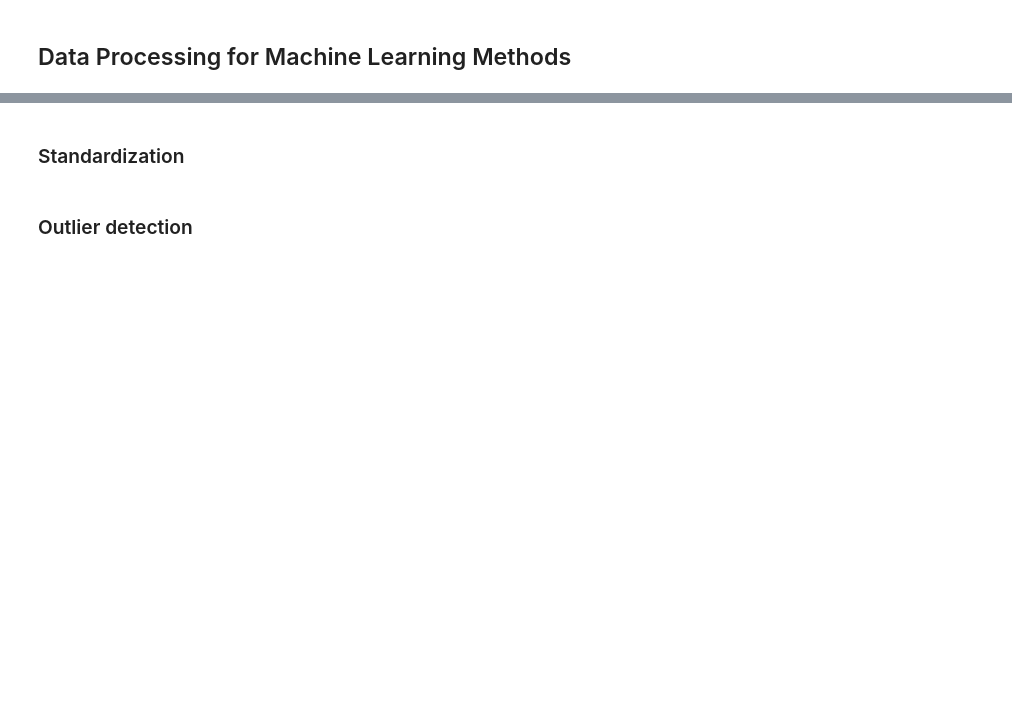
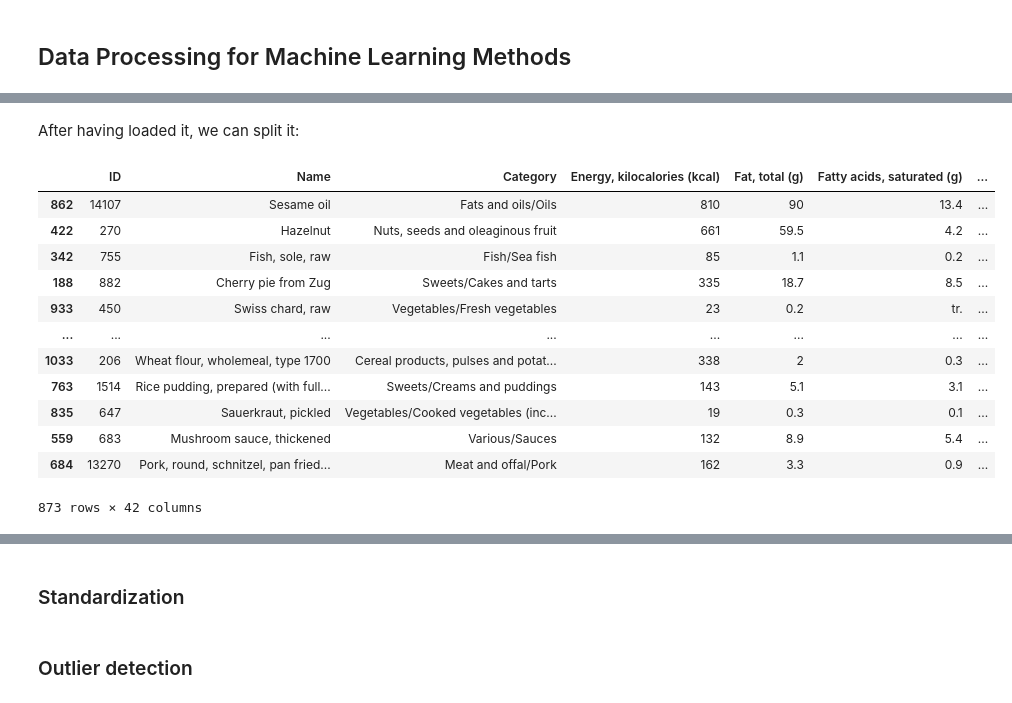
Before and after one commit to fsb-edu/ML4Food, a Jupyter notebook: Overview.ipynb, the cells around one changed output, grey strips where cells are left out. Drawn from its saved outputs; the diff is of its cells as text; code cells hidden in the pictures; blank space fills up the shorter version.

```diff
--- a/Overview.ipynb
+++ b/Overview.ipynb
@@ -62,0 +109,19 @@ In this series of tutorials we will focus only on clustering and dimensionality
+# %% [markdown]
+After having loaded it, we can split it:
+# %%
+train_set, test_set = train_test_split(dataset, test_size=0.2, random_state=0)
+train_set
+# %% [output]
+|  | ID | Name | Category | Energy, kilocalories (kcal) | Fat, total (g) | Fatty acids, saturated (g) | ... |
+| 862 | 14107 | Sesame oil | Fats and oils/Oils | 810 | 90 | 13.4 | ... |
+| 422 | 270 | Hazelnut | Nuts, seeds and oleaginous fruit | 661 | 59.5 | 4.2 | ... |
+| 342 | 755 | Fish, sole, raw | Fish/Sea fish | 85 | 1.1 | 0.2 | ... |
+| 188 | 882 | Cherry pie from Zug | Sweets/Cakes and tarts | 335 | 18.7 | 8.5 | ... |
+| 933 | 450 | Swiss chard, raw | Vegetables/Fresh vegetables | 23 | 0.2 | tr. | ... |
+| ... | ... | ... | ... | ... | ... | ... | ... |
+| 1033 | 206 | Wheat flour, wholemeal, type 1700 | Cereal products, pulses and potat... | 338 | 2 | 0.3 | ... |
+| 763 | 1514 | Rice pudding, prepared (with full... | Sweets/Creams and puddings | 143 | 5.1 | 3.1 | ... |
+| 835 | 647 | Sauerkraut, pickled | Vegetables/Cooked vegetables (inc... | 19 | 0.3 | 0.1 | ... |
+| 559 | 683 | Mushroom sauce, thickened | Various/Sauces | 132 | 8.9 | 5.4 | ... |
+| 684 | 13270 | Pork, round, schnitzel, pan fried... | Meat and offal/Pork | 162 | 3.3 | 0.9 | ... |
+873 rows × 42 columns
```
Also changed, not shown: parts of 19 cells of this notebook, 6 other files.
